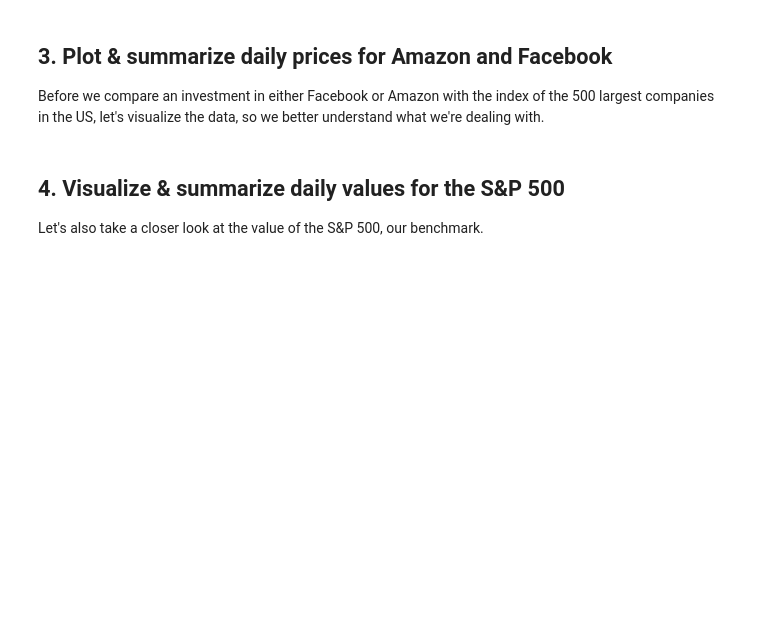
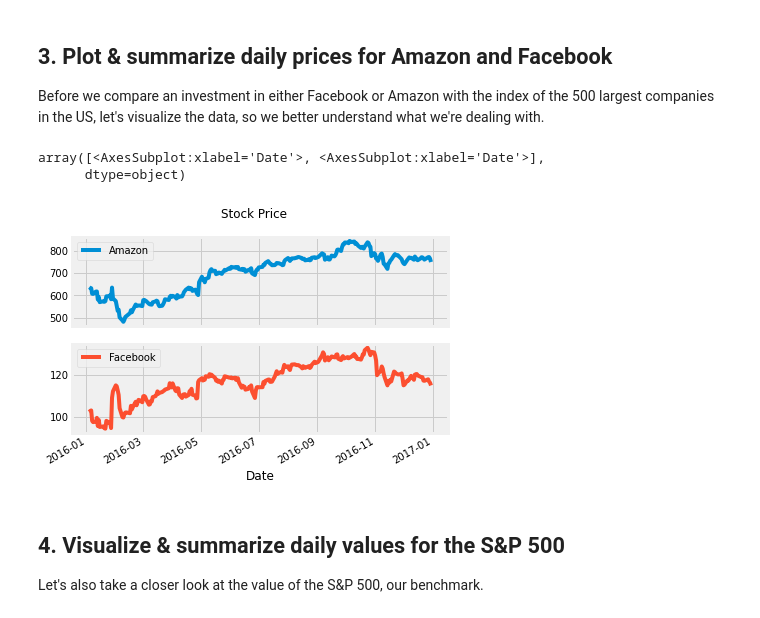
Before and after one commit to dawsonc96/Sharpe-Ratio-Project, a Jupyter notebook: notebook.ipynb, the cells around one changed output. Drawn from its saved outputs; the diff is of its cells as text; code cells hidden in the pictures; blank space fills up the shorter version.

```diff
--- a/notebook.ipynb
+++ b/notebook.ipynb
@@ -52,11 +71,14 @@ print('\nBenchmarks\n')
 <p>Before we compare an investment in either Facebook or Amazon with the index of the 500 largest companies in the US, let's visualize the data, so we better understand what we're dealing with.</p>
 # %%
 # visualize the stock_data
-# ... YOUR CODE FOR TASK 3 HERE ...
-
+stock_data.plot(title = "Stock Price", subplots = True)
 
 # summarize the stock_data
 # ... YOUR CODE FOR TASK 3 HERE ...
+# %% [output]
+array([<AxesSubplot:xlabel='Date'>, <AxesSubplot:xlabel='Date'>],
+      dtype=object)
+[figure, added]
 # %% [markdown]
 ## 4. Visualize & summarize daily values for the S&P 500
 <p>Let's also take a closer look at the value of the S&amp;P 500, our benchmark.</p>
```
Also changed, not shown: parts of 3 cells of this notebook.
